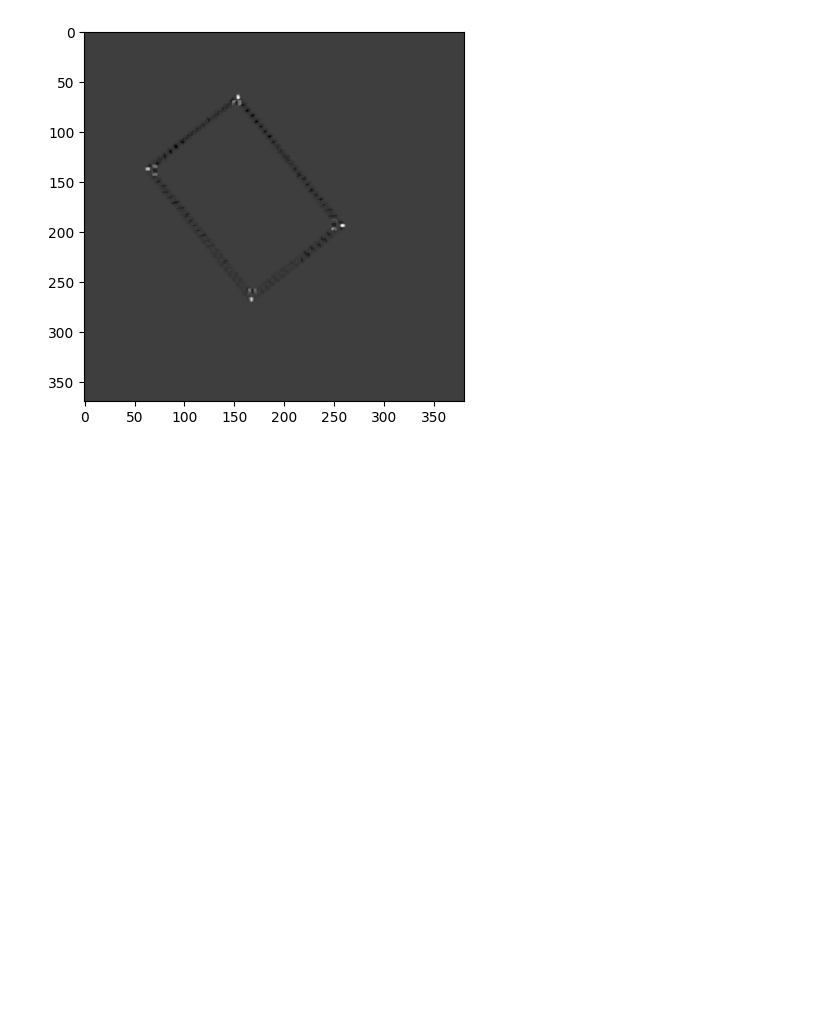
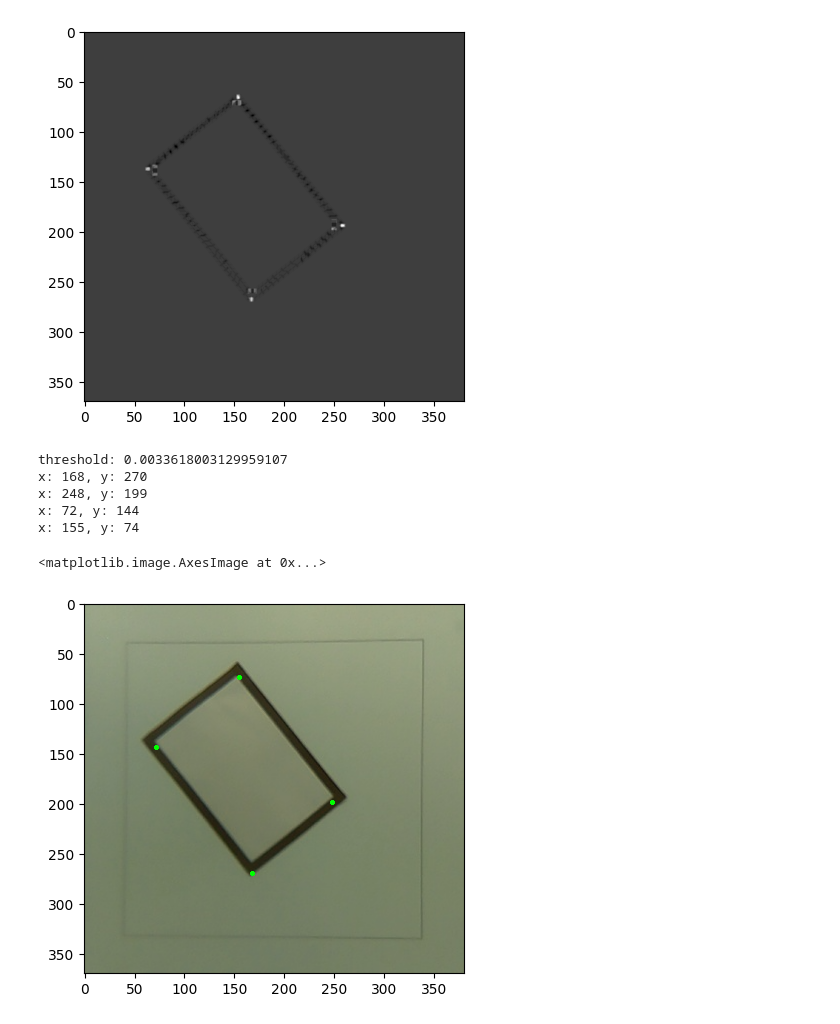
Before and after one commit to HQU-gxy/NUEDC_2023_E_snippet, a Jupyter notebook: rect.ipynb, the cells around one changed output. Saved outputs shown, nothing was run; the diff lists cells and outputs as text; code cells hidden in the pictures; blank space fills up the shorter version.

```diff
--- a/rect.ipynb
+++ b/rect.ipynb
@@ -37,4 +35,48 @@ plt.imshow(dst, cmap='gray')
 # %% [output]
 <matplotlib.image.AxesImage at 0x...>
 [figure]
+# %%
+Point = tuple[float, float]
+from typing import Iterator, List
+def merge_points(points: Iterator[Point], r: float = 10) -> List[Point]:
+    def is_in_circle(center: Point, point: Point, radius: float) -> bool:
+        x1, y1 = center
+        x2, y2 = point
+        return np.linalg.norm(np.array([x1, y1]) - np.array([x2, y2])) < radius
+
+    pts = list(points)
+    ret = []
+    while len(pts) > 0:
+        center = pts.pop()
+        suppressed = [point for point in pts if is_in_circle(center, point, r)]
+        for point in suppressed:
+            pts.remove(point)
+        ret.append(center)
+    return ret
+# %%
+res = img.copy()
+mask = dst.copy()
+THRESHOLD = 0.075
+threshold = THRESHOLD * mask.max()
+assert(0 <= THRESHOLD and THRESHOLD <= 1)
+print("threshold: {}".format(threshold))
+mask[mask > threshold] = 255
+mask[mask <= threshold] = 0
+
+many_pts = list(map(lambda x: (x[0][0], x[0][1]), cv2.findNonZero(mask)))
+merged = merge_points(many_pts, 100)
+for p in merged:
+    print("x: {}, y: {}".format(p[0], p[1]))
+    cv2.circle(res, p, 1, (0, 255, 0), 2)
+
+
+plt.imshow(res, cmap='gray')
+# %% [output]
+threshold: 0.0033618003129959107
+x: 168, y: 270
+x: 248, y: 199
+x: 72, y: 144
+x: 155, y: 74
+<matplotlib.image.AxesImage at 0x...>
+[figure, added]
 # %%
```
Also changed, not shown: parts of 3 cells of this notebook.
